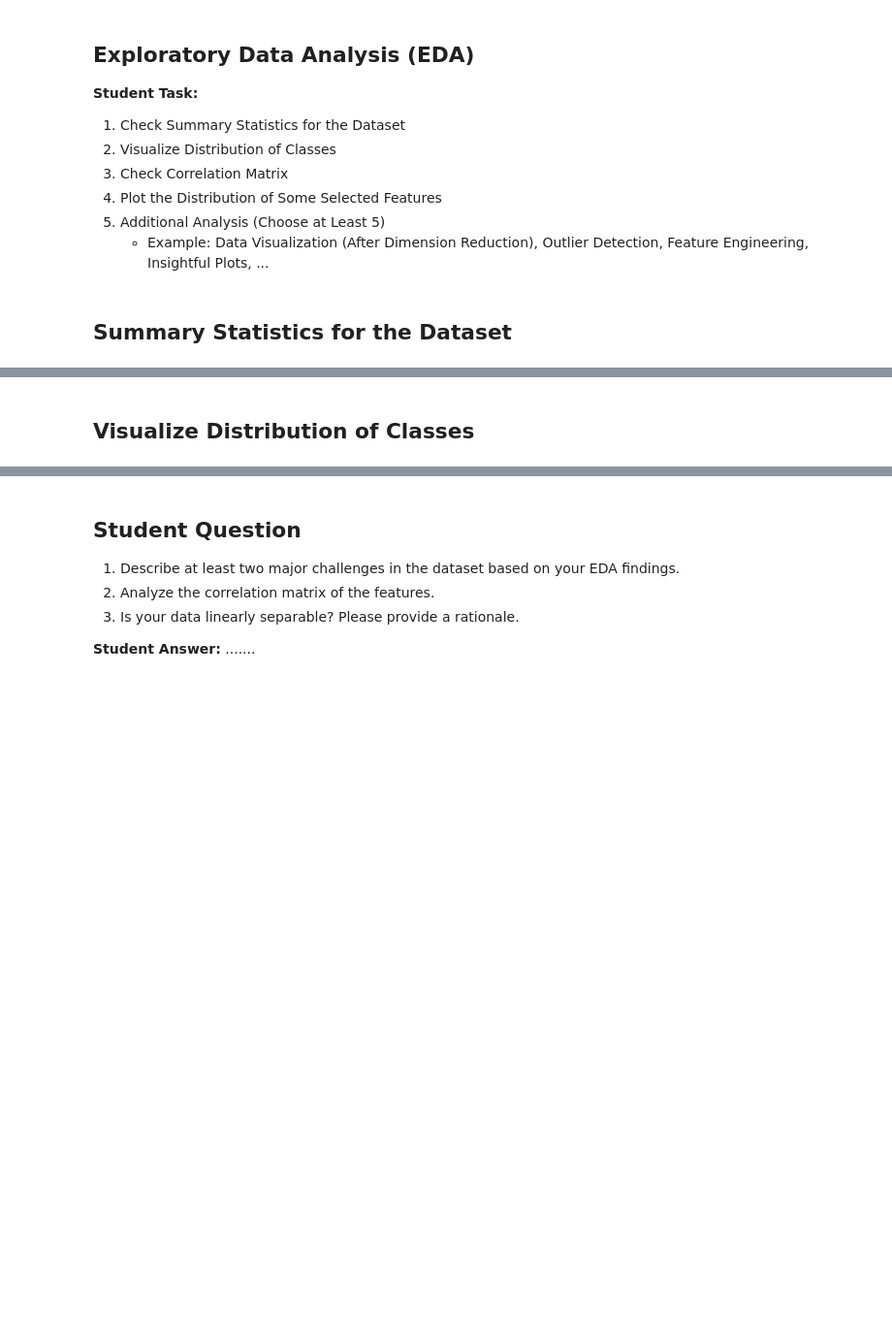
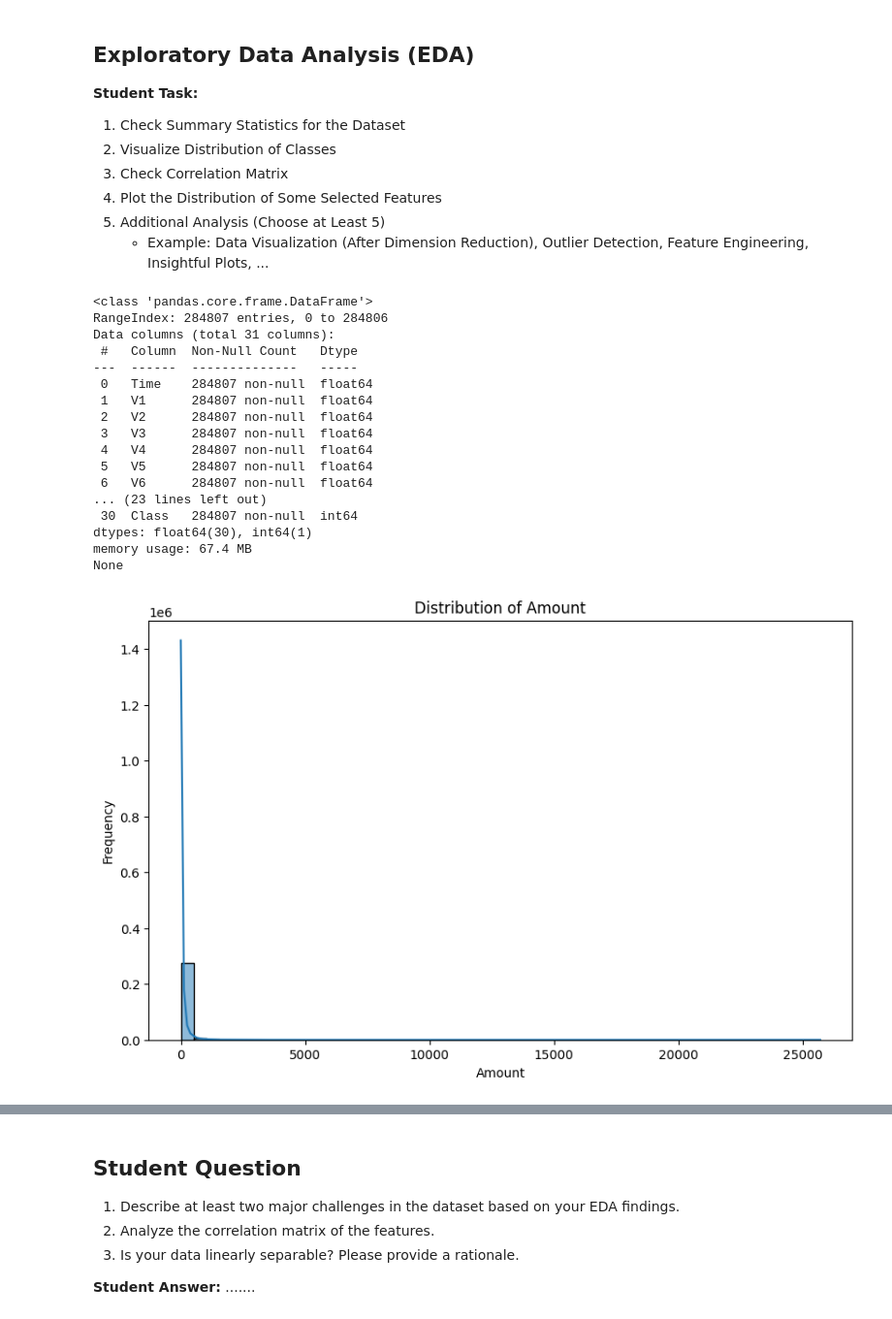
Before and after one commit to fjadidi2001/DataScienceJourney, a Jupyter notebook: Homework_1_Student_Version.ipynb, the cells around one changed output, grey strips where cells are left out. Shown at 97% size. Saved outputs shown, nothing was run; the diff lists cells and outputs as text; code cells hidden in the pictures; blank space fills up the shorter version.

```diff
--- a/Homework_1_Student_Version.ipynb
+++ b/Homework_1_Student_Version.ipynb
@@ -103,5 +119,67 @@ warnings.filterwarnings('ignore')
 4. Plot the Distribution of Some Selected Features
 5. Additional Analysis (Choose at Least 5)
     * Example: Data Visualization (After Dimension Reduction), Outlier Detection, Feature Engineering, Insightful Plots, ...
-# %% [markdown]
-## Summary Statistics for the Dataset
+# %%
+import pandas as pd
+import seaborn as sns
+import matplotlib.pyplot as plt
+
+# Load the dataset (replace 'your_dataset.csv' with the actual file path)
+
+# Display basic information about the dataset
+print(df.info())
+
+# Visualize the distribution of the 'Amount' feature
+plt.figure(figsize=(10, 6))
+sns.histplot(df['Amount'], bins=50, kde=True)
+plt.title('Distribution of Amount')
+plt.xlabel('Amount')
+plt.ylabel('Frequency')
+plt.show()
+
+# Visualize the class distribution
+plt.figure(figsize=(8, 6))
+sns.countplot(x='Class', data=df)
+plt.title('Class Distribution')
+plt.xlabel('Class')
+plt.ylabel('Count')
+plt.show()
+
+# Visualize pairwise relationships in the dataset (you can choose important columns)
+sns.pairplot(df, vars=['V1', 'V2', 'V3', 'V4', 'Amount'], hue='Class')
+plt.title('Pairplot of Selected Features')
+plt.show()
+
+# Visualize boxplots for selected features against the Class
+plt.figure(figsize=(12, 8))
+sns.boxplot(x='Class', y='Amount', data=df)
+plt.title('Boxplot of Amount by Class')
+plt.xlabel('Class')
+plt.ylabel('Amount')
+plt.show()
+
+# Correlation Heatmap
+plt.figure(figsize=(14, 10))
+correlation_matrix = df.corr()
+sns.heatmap(correlation_matrix, annot=False, fmt='.1f', cmap='coolwarm')
+plt.title('Correlation Heatmap')
+plt.show()
+# %% [output]
+<class 'pandas.core.frame.DataFrame'>
+RangeIndex: 284807 entries, 0 to 284806
+Data columns (total 31 columns):
+ #   Column  Non-Null Count   Dtype
+---  ------  --------------   -----
+ 0   Time    284807 non-null  float64
+ 1   V1      284807 non-null  float64
+ 2   V2      284807 non-null  float64
+ 3   V3      284807 non-null  float64
+ 4   V4      284807 non-null  float64
+ 5   V5      284807 non-null  float64
+ 6   V6      284807 non-null  float64
+... (23 lines left out)
+ 30  Class   284807 non-null  int64
+dtypes: float64(30), int64(1)
+memory usage: 67.4 MB
+None
+[figure, added]
@@ -118,5 +200,3 @@ df.describe()
 | 75% | 139320.500000 | 1.315642e+00 | 8.037239e-01 | 1.027196e+00 | 7.433413e-01 | 6.119264e-01 | 3.985649e-01 | 5.704361e-01 | 3.273459e-01 | 5.971390e-01 | ... | ... |
 | max | 172792.000000 | 2.454930e+00 | 2.205773e+01 | 9.382558e+00 | 1.687534e+01 | 3.480167e+01 | 7.330163e+01 | 1.205895e+02 | 2.000721e+01 | 1.559499e+01 | ... | ... |
 8 rows × 31 columns
-# %% [markdown]
-## Visualize Distribution of Classes
```
Also changed, not shown: parts of 80 cells of this notebook.
